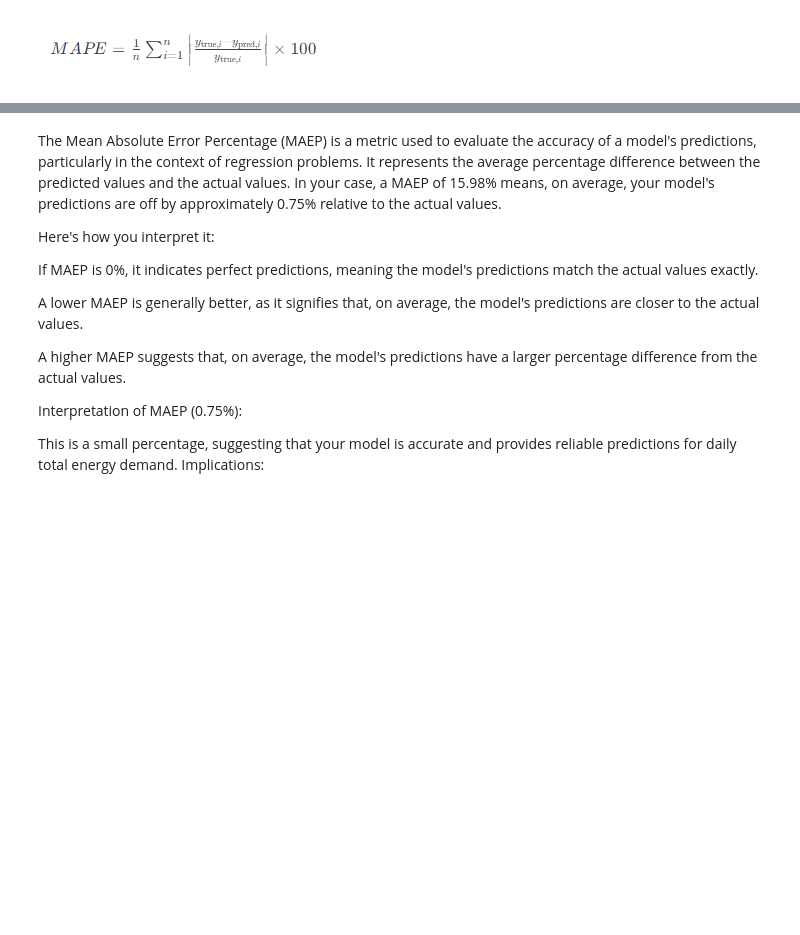
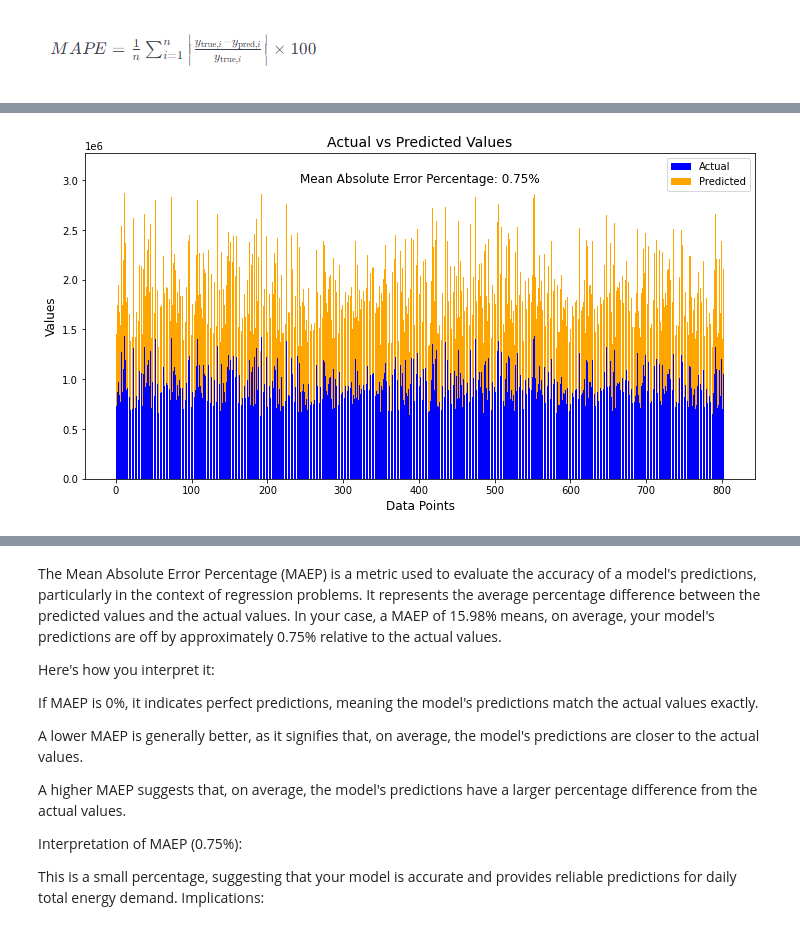
Before and after one commit to ReuvenDerner/MSDS_6120_Capstone_ARW, a Jupyter notebook: Capstone Data Project-Agg.ipynb, the cells around one changed output, grey strips where cells are left out. Saved outputs shown, nothing was run; the diff lists cells and outputs as text; code cells hidden in the pictures; blank space fills up the shorter version.

```diff
--- a/Capstone Data Project-Agg.ipynb
+++ b/Capstone Data Project-Agg.ipynb
@@ -696,0 +730,54 @@ The code block took 1.7850 seconds to execute.
+# %%
+import matplotlib.pyplot as plt
+import numpy as np
+import time
+
+# Record the start time
+start_time = time.time()
+
+# Ensure that y2_true and y_pred have the same length
+if len(y2_true) == len(y_pred):
+    # Calculate absolute errors and percentage errors
+    abs_errors = np.abs(y2_true - y_pred)
+    percentage_errors = (abs_errors / y2_true) * 100
+
+    # Set figure size
+    plt.figure(figsize=(12, 6))
+
+    # Plot stacked bar chart for actual and predicted values
+    index = np.arange(len(y2_true))
+
+    plt.bar(index, y2_true, label='Actual', color='blue')
+    plt.bar(index, y_pred, bottom=y2_true, label='Predicted', color='orange')
+
+    # Display Mean Absolute Error Percentage on the graph
+    mean_absolute_error_percentage = np.mean(percentage_errors)
+    plt.text(0.5, 0.92, f'Mean Absolute Error Percentage: {mean_absolute_error_percentage:.2f}%',
+             transform=plt.gca().transAxes, fontsize=12, ha='center', va='center')
+
+    # Position the legend inside the plot area
+    plt.legend(loc='upper right', fontsize=10)
+
+    plt.xlabel('Data Points', fontsize=12)  # Increase font size
+    plt.ylabel('Values', fontsize=12)  # Increase font size
+    plt.title('Actual vs Predicted Values', fontsize=14)  # Increase font size
+
+    # Save the plot as a PNG file in the specified directory with higher DPI
+    plt.savefig(output_folder + 'Linear_Model_MAPE11.png', dpi=300)
+
+    plt.show()
+
+    # Alternatively, print it below the graph
+    print(f'Mean Absolute Error Percentage: {mean_absolute_error_percentage:.2f}%')
+else:
+    print("Error: y2_true and y_pred must have the same length.")
+
+
+# Record the end time
+end_time = time.time()
+
+# Calculate and print the elapsed time
+elapsed_time = end_time - start_time
+print(f'The code block took {elapsed_time:.4f} seconds to execute.')
+# %% [output]
+[figure, added]
```
Also changed, not shown: parts of 26 cells of this notebook.
